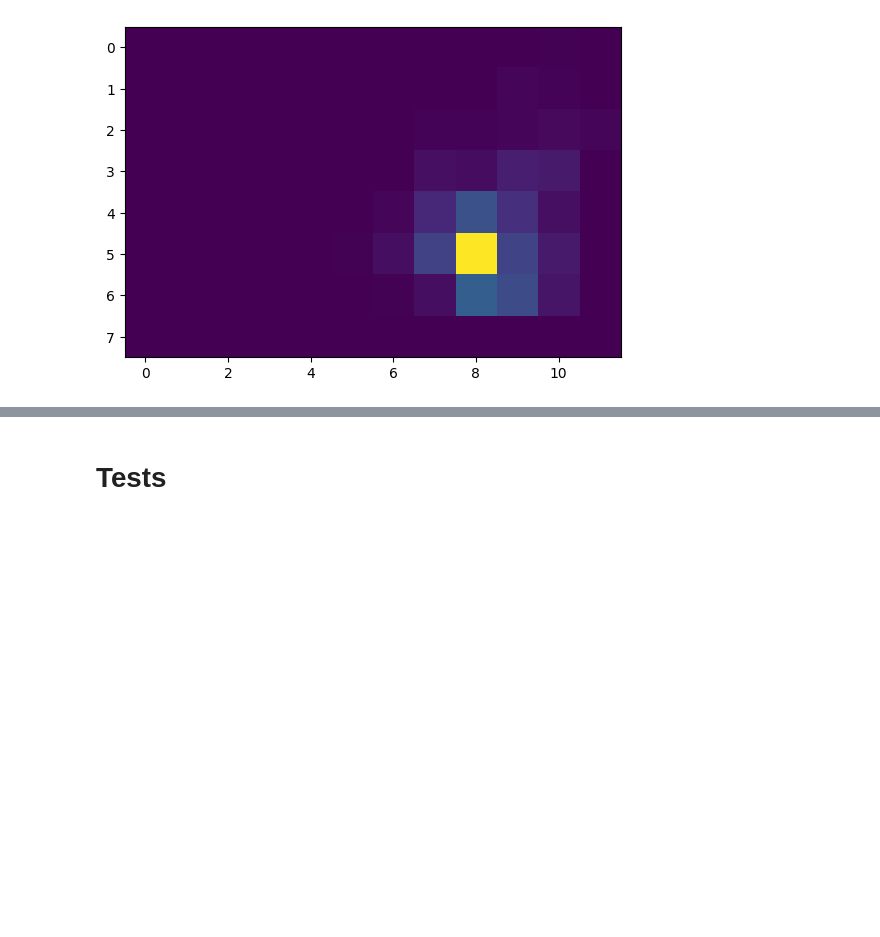
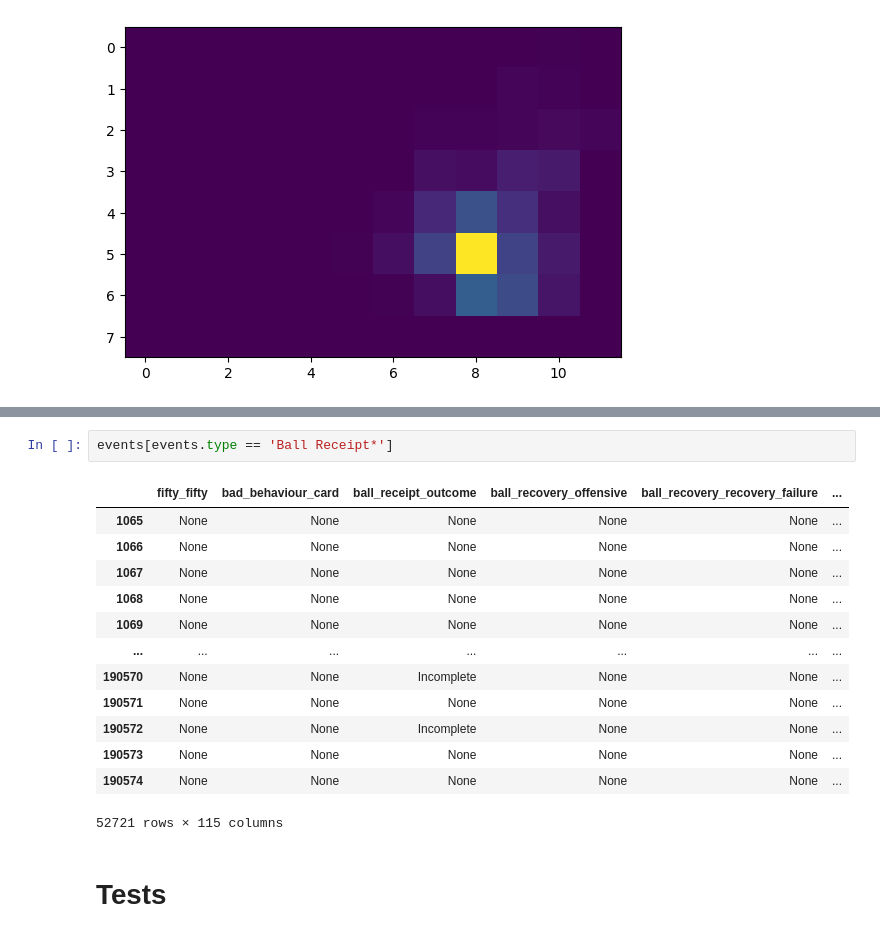
Before and after one commit to TrilemmaFoundation/UCI-MDS-F25-Soccer, a Jupyter notebook: notebooks/exploration.ipynb, the cells around one changed output, grey strips where cells are left out. Saved outputs shown, nothing was run; the diff lists cells and outputs as text; blank space fills up the shorter version.

```diff
--- a/notebooks/exploration.ipynb
+++ b/notebooks/exploration.ipynb
@@ -206,3 +246,19 @@ plt.show()
+# %%
+events[events.type == 'Ball Receipt*']
+# %% [output]
+|  | fifty_fifty | bad_behaviour_card | ball_receipt_outcome | ball_recovery_offensive | ball_recovery_recovery_failure | ... |
+| 1065 | None | None | None | None | None | ... |
+| 1066 | None | None | None | None | None | ... |
+| 1067 | None | None | None | None | None | ... |
+| 1068 | None | None | None | None | None | ... |
+| 1069 | None | None | None | None | None | ... |
+| ... | ... | ... | ... | ... | ... | ... |
+| 190570 | None | None | Incomplete | None | None | ... |
+| 190571 | None | None | None | None | None | ... |
+| 190572 | None | None | Incomplete | None | None | ... |
+| 190573 | None | None | None | None | None | ... |
+| 190574 | None | None | None | None | None | ... |
+52721 rows × 115 columns
 # %% [markdown]
 # Tests
 # %%
```
Also changed, not shown: parts of 5 cells of this notebook, 1 other file.
